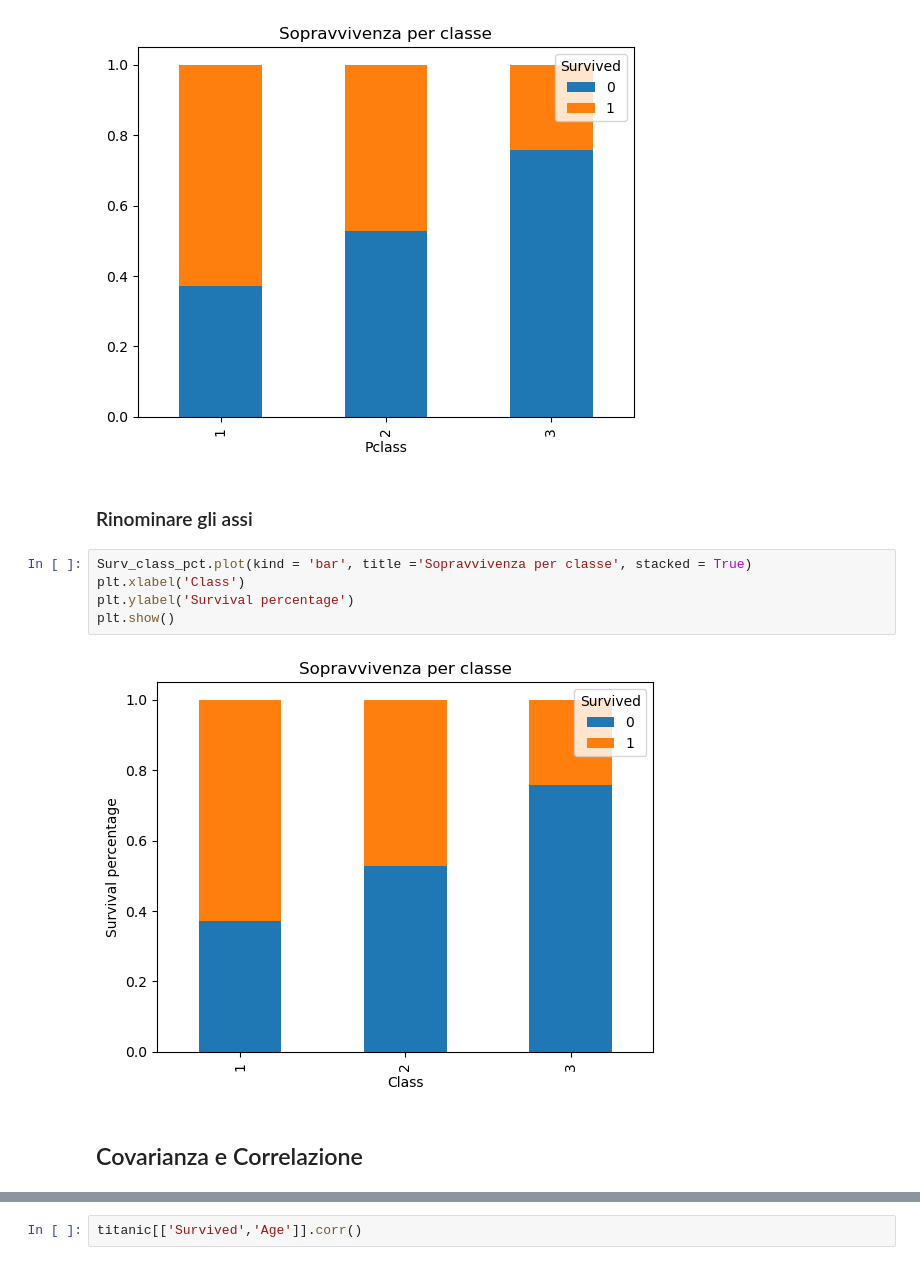
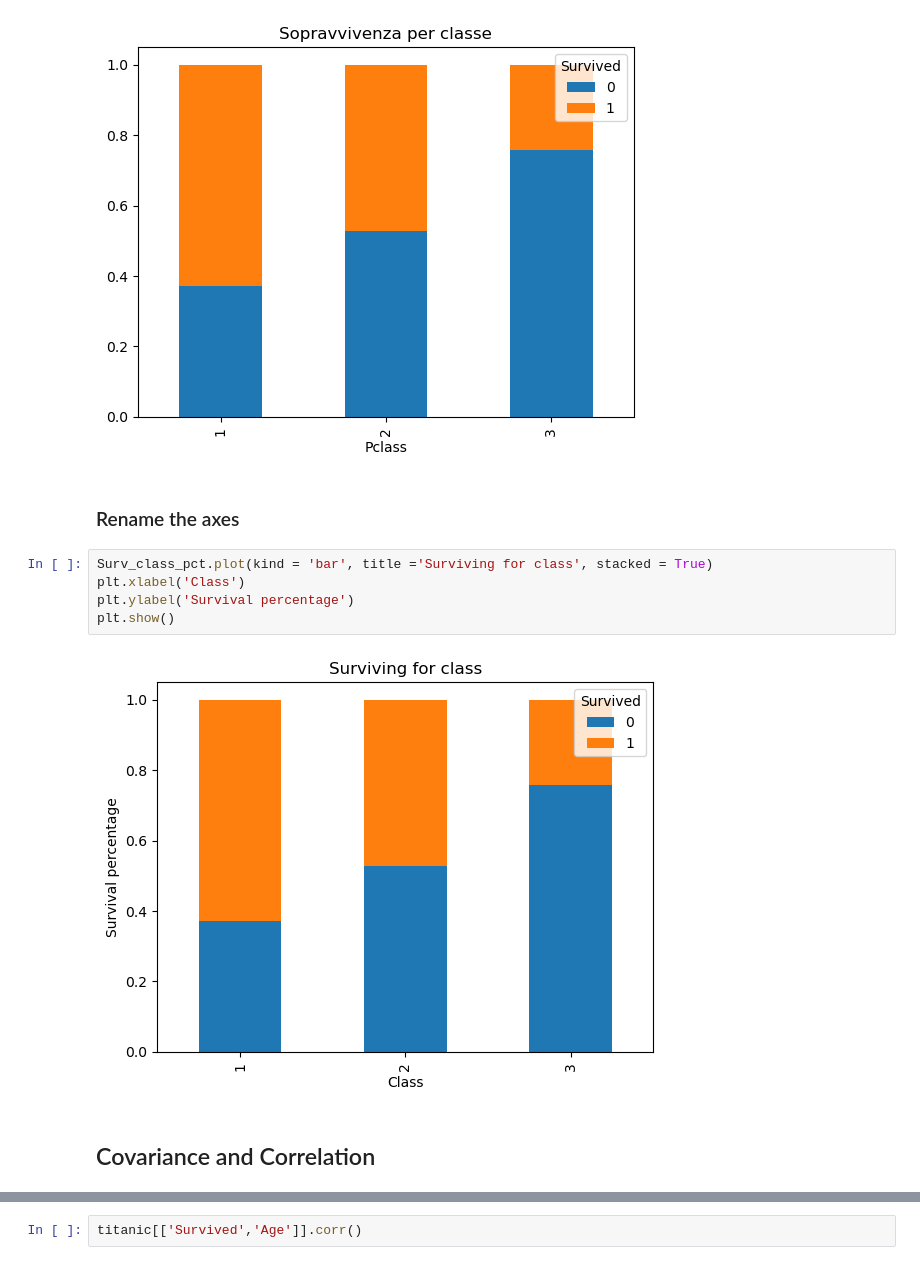
Before and after one commit to AntonioDonnangelo/Titanic_Statistics, a Jupyter notebook: Titanic_Statistics.ipynb, the cells around one changed output, grey strips where cells are left out. Saved outputs shown, nothing was run; the diff lists cells and outputs as text.

```diff
--- a/Titanic_Statistics.ipynb
+++ b/Titanic_Statistics.ipynb
@@ -273,13 +276,13 @@ plt.show()
 # %% [output]
 [figure]
 # %% [markdown]
-### Rinominare gli assi
+### Rename the axes
 # %%
-Surv_class_pct.plot(kind = 'bar', title ='Sopravvivenza per classe', stacked = True)
+Surv_class_pct.plot(kind = 'bar', title ='Surviving for class', stacked = True)
 plt.xlabel('Class')
 plt.ylabel('Survival percentage')
 plt.show()
 # %% [output]
-[figure, old version]
+[figure, new version]
 # %% [markdown]
-## Covarianza e Correlazione
+## Covariance and Correlation
```
Also changed, not shown: parts of 69 cells of this notebook.
